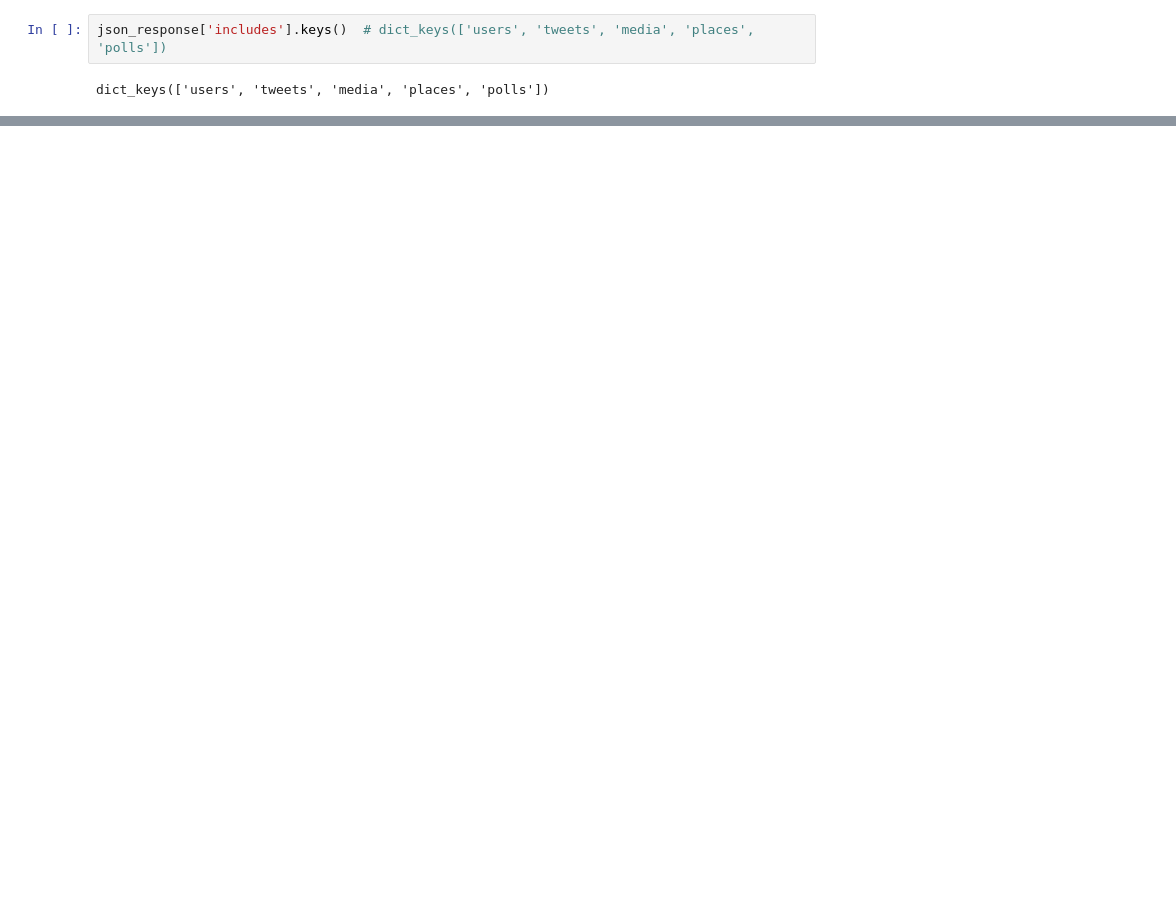
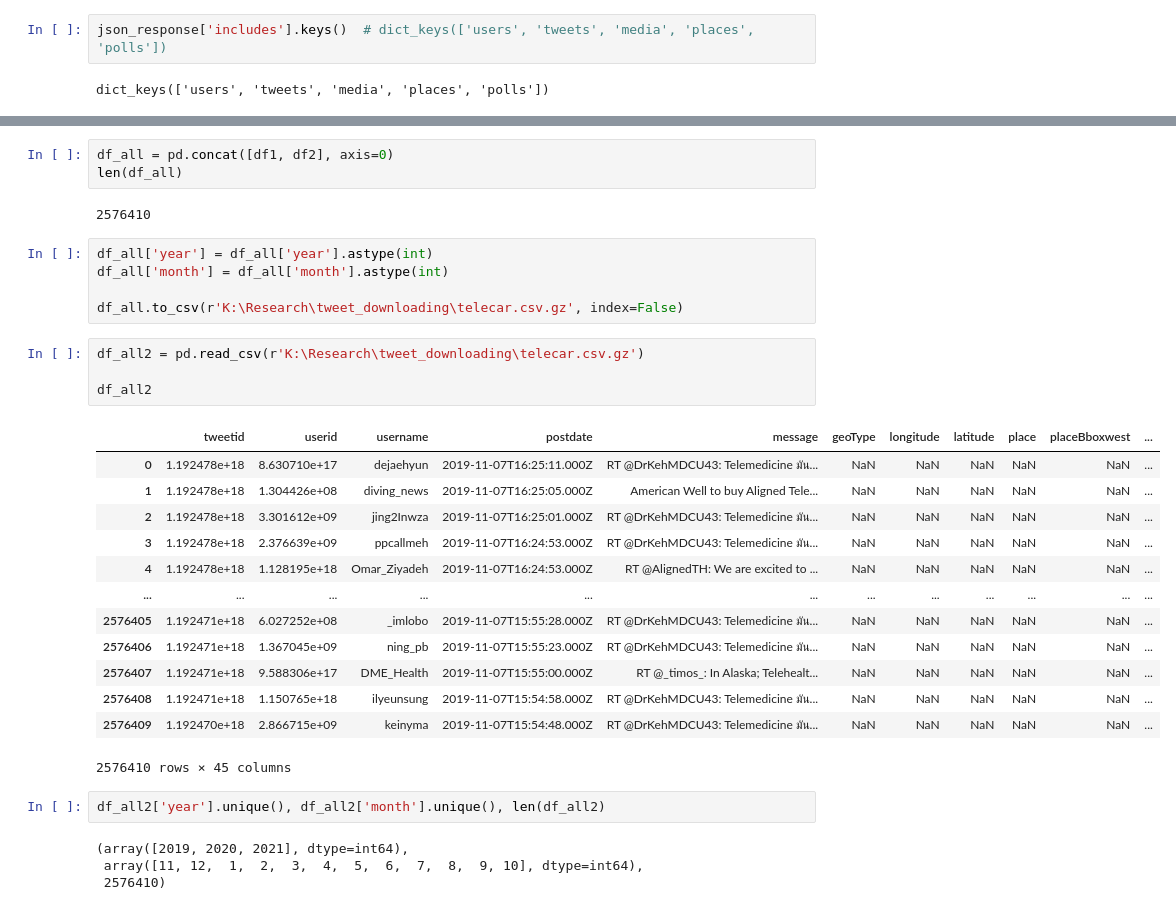
Before and after one commit to gladcolor/tweet_download, a Jupyter notebook: Tweet_download_APIv2_Huan.ipynb, the cells around one changed output, grey strips where cells are left out. Saved outputs shown, nothing was run; the diff lists cells and outputs as text; blank space fills up the shorter version.

```diff
--- a/Tweet_download_APIv2_Huan.ipynb
+++ b/Tweet_download_APIv2_Huan.ipynb
@@ -472,0 +647,34 @@ json_response['data'][0]
+# %%
+df_all = pd.concat([df1, df2], axis=0)
+len(df_all)
+# %% [output]
+2576410
+# %%
+df_all['year'] = df_all['year'].astype(int)
+df_all['month'] = df_all['month'].astype(int)
+
+df_all.to_csv(r'K:\Research\tweet_downloading\telecar.csv.gz', index=False)
+# %%
+df_all2 = pd.read_csv(r'K:\Research\tweet_downloading\telecar.csv.gz')
+
+df_all2
+# %% [output]
+|  | tweetid | userid | username | postdate | message | geoType | longitude | latitude | place | placeBboxwest | ... |
+| 0 | 1.192478e+18 | 8.630710e+17 | dejaehyun | 2019-11-07T16:25:11.000Z | RT @DrKehMDCU43: Telemedicine มัน... | NaN | NaN | NaN | NaN | NaN | ... |
+| 1 | 1.192478e+18 | 1.304426e+08 | diving_news | 2019-11-07T16:25:05.000Z | American Well to buy Aligned Tele... | NaN | NaN | NaN | NaN | NaN | ... |
+| 2 | 1.192478e+18 | 3.301612e+09 | jing2Inwza | 2019-11-07T16:25:01.000Z | RT @DrKehMDCU43: Telemedicine มัน... | NaN | NaN | NaN | NaN | NaN | ... |
+| 3 | 1.192478e+18 | 2.376639e+09 | ppcallmeh | 2019-11-07T16:24:53.000Z | RT @DrKehMDCU43: Telemedicine มัน... | NaN | NaN | NaN | NaN | NaN | ... |
+| 4 | 1.192478e+18 | 1.128195e+18 | Omar_Ziyadeh | 2019-11-07T16:24:53.000Z | RT @AlignedTH: We are excited to ... | NaN | NaN | NaN | NaN | NaN | ... |
+| ... | ... | ... | ... | ... | ... | ... | ... | ... | ... | ... | ... |
+| 2576405 | 1.192471e+18 | 6.027252e+08 | _imlobo | 2019-11-07T15:55:28.000Z | RT @DrKehMDCU43: Telemedicine มัน... | NaN | NaN | NaN | NaN | NaN | ... |
+| 2576406 | 1.192471e+18 | 1.367045e+09 | ning_pb | 2019-11-07T15:55:23.000Z | RT @DrKehMDCU43: Telemedicine มัน... | NaN | NaN | NaN | NaN | NaN | ... |
+| 2576407 | 1.192471e+18 | 9.588306e+17 | DME_Health | 2019-11-07T15:55:00.000Z | RT @_timos_: In Alaska; Telehealt... | NaN | NaN | NaN | NaN | NaN | ... |
+| 2576408 | 1.192471e+18 | 1.150765e+18 | ilyeunsung | 2019-11-07T15:54:58.000Z | RT @DrKehMDCU43: Telemedicine มัน... | NaN | NaN | NaN | NaN | NaN | ... |
+| 2576409 | 1.192470e+18 | 2.866715e+09 | keinyma | 2019-11-07T15:54:48.000Z | RT @DrKehMDCU43: Telemedicine มัน... | NaN | NaN | NaN | NaN | NaN | ... |
+2576410 rows × 45 columns
+# %%
+df_all2['year'].unique(), df_all2['month'].unique(), len(df_all2)
+# %% [output]
+(array([2019, 2020, 2021], dtype=int64),
+ array([11, 12,  1,  2,  3,  4,  5,  6,  7,  8,  9, 10], dtype=int64),
+ 2576410)
```
Also changed, not shown: parts of 20 cells of this notebook, 2 other files.
